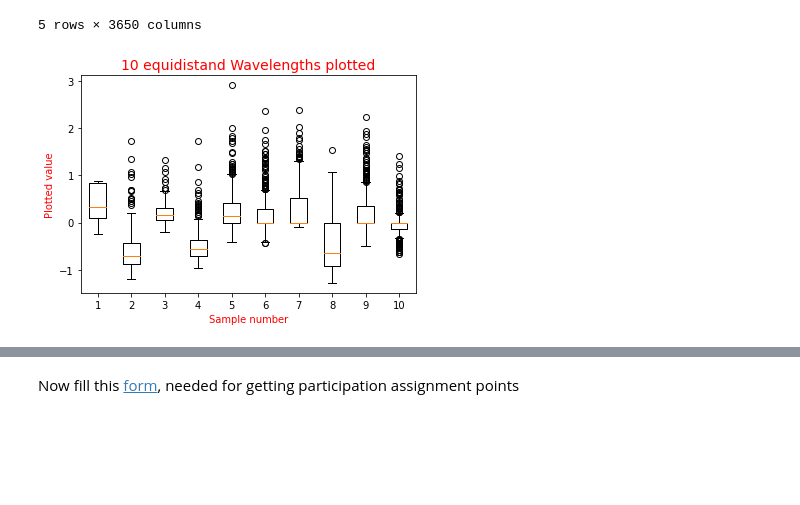
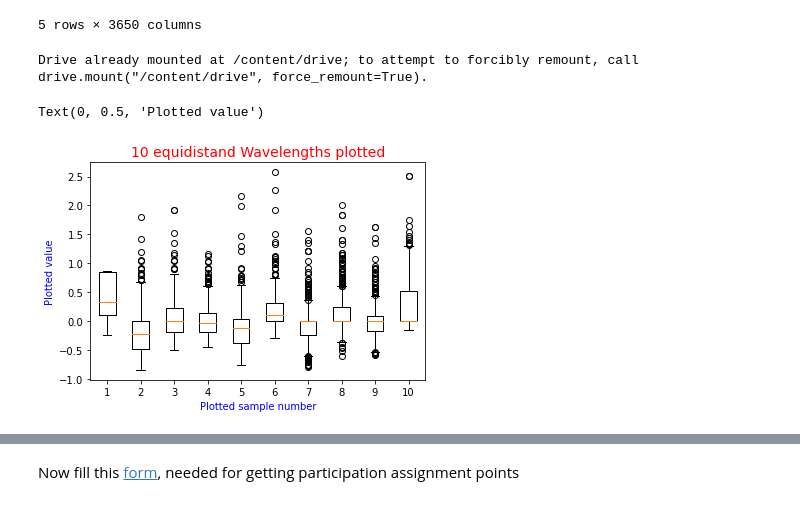
Before and after one commit to studerlukas/Studer-Lukas, a Jupyter notebook: 04_Dataframes_Stats_Plotting.ipynb, the cells around one changed output, grey strips where cells are left out. Saved outputs shown, nothing was run; the diff lists cells and outputs as text; code cells hidden in the pictures; blank space fills up the shorter version.

```diff
--- a/04_Dataframes_Stats_Plotting.ipynb
+++ b/04_Dataframes_Stats_Plotting.ipynb
@@ -190,15 +190,21 @@ Drive already mounted at /content/drive; to attempt to forcibly remount, call dr
 | 4 | 2018-10-25 10:32:05.129000 | 1540456325129 | 0.335086 | 0.335086 | 0.335086 | -0.041393 | -0.000000 | -1.802774 | -0.510417 | ... |
 5 rows × 3650 columns
 # %%
+from google.colab import drive
+drive.mount('/content/drive')
+path = '/content/drive/MyDrive/DSF/CCD-Data.txt'
+
 import matplotlib.pyplot as plt
-import numpy as np
+import pandas as pd
+df = pd.read_csv(path, delimiter='\t', header = 14)
 
-wl1 = df.iloc[:,2]; wl2 = df.iloc[:,24]; wl3 = df.iloc[:,48]; wl4 = df.iloc[:,72]; wl5 = df.iloc[:,96]; wl6 = df.iloc[:,120]; wl7 = df.iloc[:,144]; wl8 = df.iloc[:,148]; wl9 = df.iloc[:,170]; wl10 = df.iloc[:,196]
-data = [wl1, wl2, wl3, wl4, wl5, wl6, wl7, wl8, wl9, wl10]
-plt.boxplot(data)
-plt.title('10 equidistand Wavelengths plotted', color='red', fontsize = 14)
-plt.xlabel('Sample number', color='red')
-plt.ylabel('Plotted value', color='red')
-plt.show()
+wl1 = df.iloc[:,2]; wl2 = df.iloc[:,26]; wl3 = df.iloc[:,50]; wl4 = df.iloc[:,74]; wl5 = df.iloc[:,98]; wl6 = df.iloc[:,122]; wl7 = df.iloc[:,146]; wl8 = df.iloc[:,168]; wl9 = df.iloc[:,192]; wl10 = df.iloc[:,216]
+selected_columns = [wl1, wl2, wl3, wl4, wl5, wl6, wl7, wl8, wl9, wl10]
+plt.boxplot(selected_columns)
+plt.title('10 equidistand Wavelengths plotted', color='red', fontsize = 14, fontstyle)
+plt.xlabel('Plotted sample number', color='blue')
+plt.ylabel('Plotted value', color='blue')
 # %% [output]
+Drive already mounted at /content/drive; to attempt to forcibly remount, call drive.mount("/content/drive", force_remount=True).
+Text(0, 0.5, 'Plotted value')
-[figure, old version]
+[figure, new version]
```
Also changed, not shown: parts of 1 cell of this notebook.
